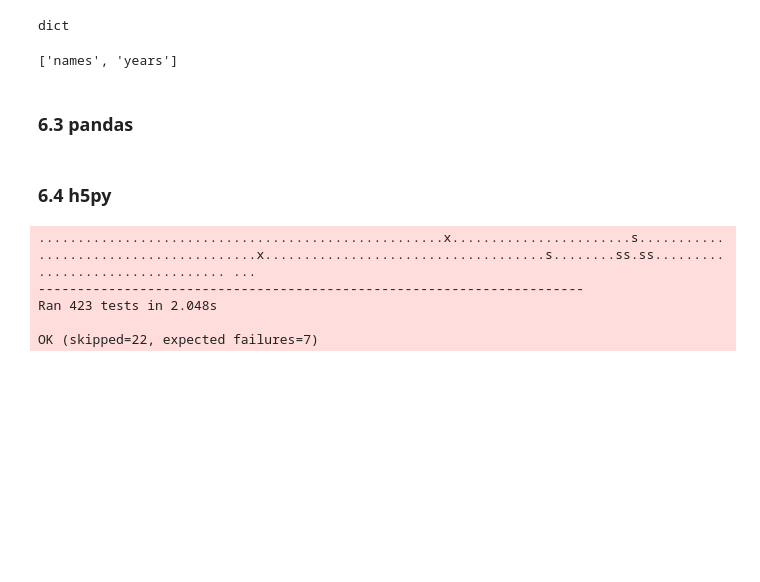
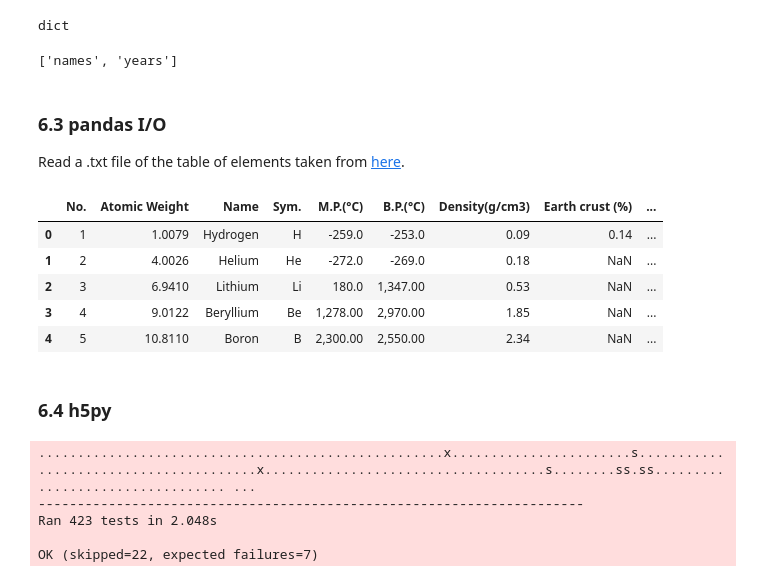
Before and after one commit to RealPolitiX/python_tutorial_FHI-PC-SESD, a Jupyter notebook: materials/PyTutorial_01_Basics.ipynb, the cells around one changed output. Saved outputs shown, nothing was run; the diff lists cells and outputs as text; code cells hidden in the pictures; blank space fills up the shorter version.

```diff
--- a/materials/PyTutorial_01_Basics.ipynb
+++ b/materials/PyTutorial_01_Basics.ipynb
@@ -869,7 +869,19 @@ dict
 [k for k in data.keys() if not k.startswith('__')]
 # %% [output]
 ['names', 'years']
-# %% [markdown]
-### 6.3 pandas
+# %% [markdown]
+### 6.3 pandas I/O
+Read a .txt file of the table of elements taken from [here](https://www.science.co.il/elements/).
 # %%
 import pandas as pd
+# %%
+df = pd.read_table('..//files//tableofelements.txt', sep='\t', index_col=1).reset_index().drop('index', 1)
+# %%
+df.head()
+# %% [output]
+|  | No. | Atomic Weight | Name | Sym. | M.P.(°C) | B.P.(°C) | Density(g/cm3) | Earth crust (%) | ... |
+| 0 | 1 | 1.0079 | Hydrogen | H | -259.0 | -253.0 | 0.09 | 0.14 | ... |
+| 1 | 2 | 4.0026 | Helium | He | -272.0 | -269.0 | 0.18 | NaN | ... |
+| 2 | 3 | 6.9410 | Lithium | Li | 180.0 | 1,347.00 | 0.53 | NaN | ... |
+| 3 | 4 | 9.0122 | Beryllium | Be | 1,278.00 | 2,970.00 | 1.85 | NaN | ... |
+| 4 | 5 | 10.8110 | Boron | B | 2,300.00 | 2,550.00 | 2.34 | NaN | ... |
```
Also changed, not shown: parts of 8 cells of this notebook, 8 other files.
